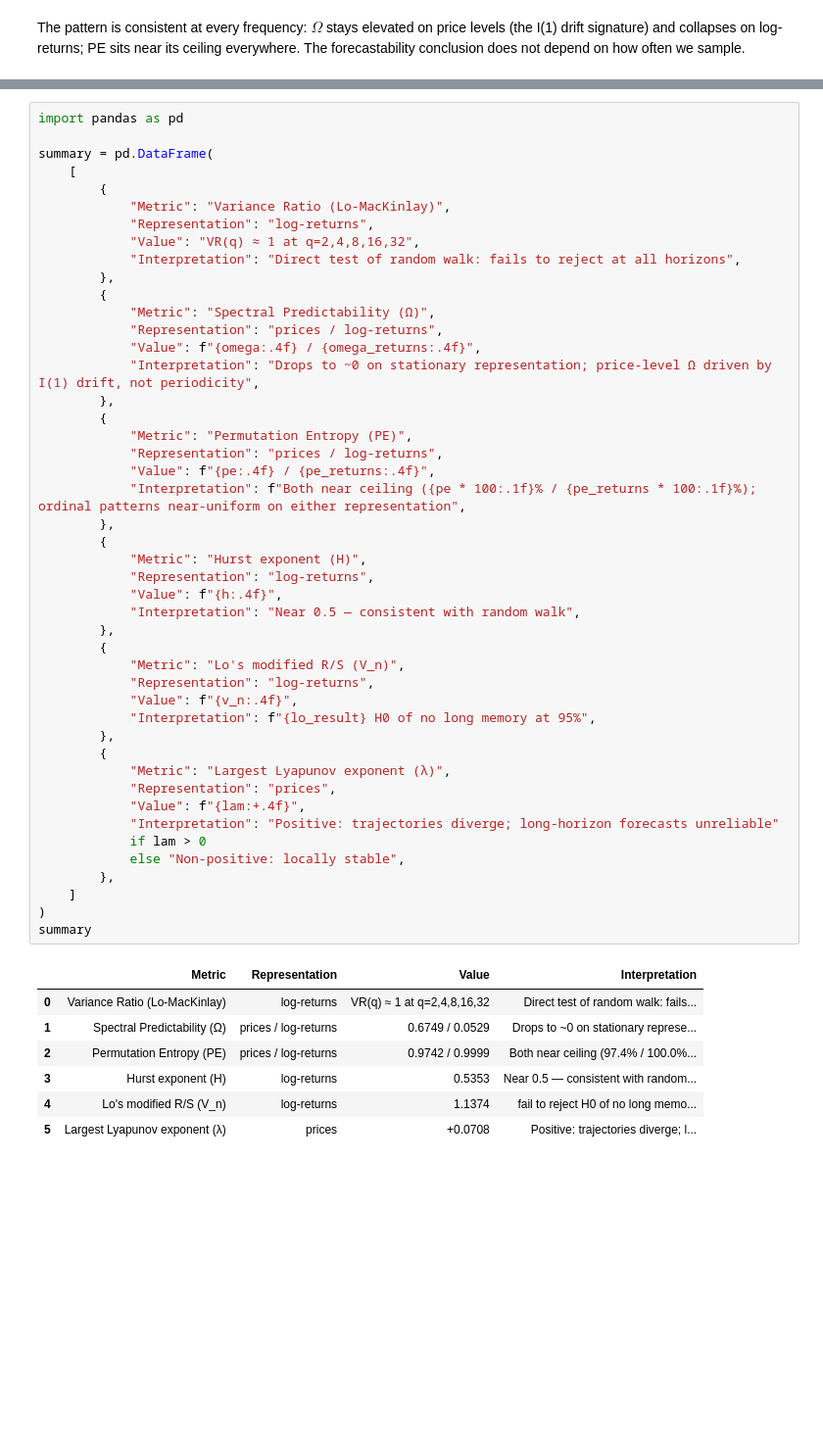
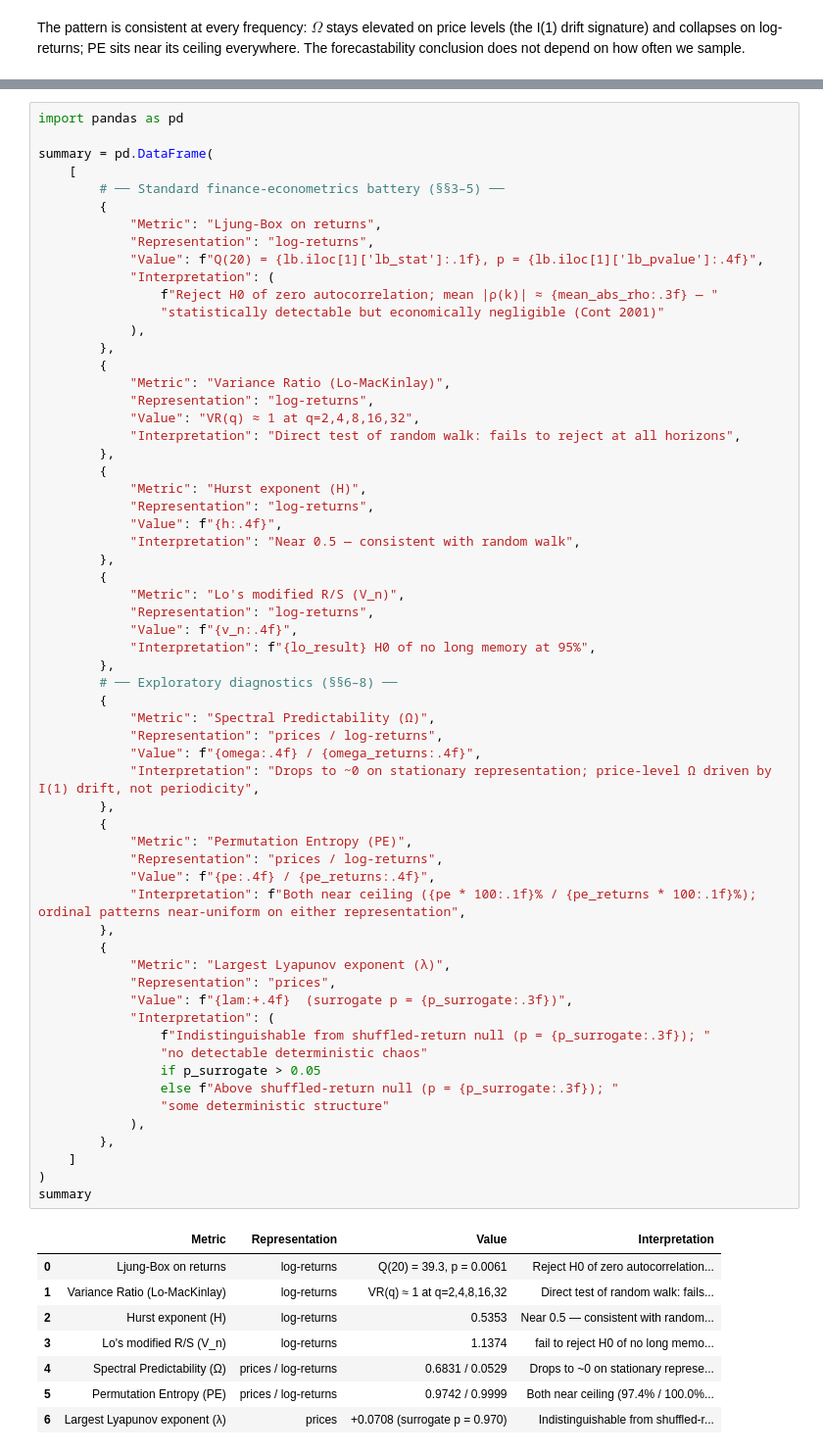
Before and after one commit to F5F0A0/coffee-futures-forecasting-model, a Jupyter notebook: notebooks/03_forecastability.ipynb, the cells around one changed output, grey strips where cells are left out. Shown at 98% size. Cells and saved outputs as stored; diff of their text form; blank space fills up the shorter version.

```diff
--- a/notebooks/03_forecastability.ipynb
+++ b/notebooks/03_forecastability.ipynb
@@ -616,54 +828,70 @@ import pandas as pd
 
 summary = pd.DataFrame(
     [
+        # ── Standard finance-econometrics battery (§§3–5) ──
+        {
+            "Metric": "Ljung-Box on returns",
+            "Representation": "log-returns",
+            "Value": f"Q(20) = {lb.iloc[1]['lb_stat']:.1f}, p = {lb.iloc[1]['lb_pvalue']:.4f}",
+            "Interpretation": (
+                f"Reject H0 of zero autocorrelation; mean |ρ(k)| ≈ {mean_abs_rho:.3f} — "
+                "statistically detectable but economically negligible (Cont 2001)"
+            ),
+        },
         {
             "Metric": "Variance Ratio (Lo-MacKinlay)",
             "Representation": "log-returns",
             "Value": "VR(q) ≈ 1 at q=2,4,8,16,32",
             "Interpretation": "Direct test of random walk: fails to reject at all horizons",
         },
+        {
+            "Metric": "Hurst exponent (H)",
+            "Representation": "log-returns",
+            "Value": f"{h:.4f}",
+            "Interpretation": "Near 0.5 — consistent with random walk",
+        },
+        {
+            "Metric": "Lo's modified R/S (V_n)",
+            "Representation": "log-returns",
+            "Value": f"{v_n:.4f}",
+            "Interpretation": f"{lo_result} H0 of no long memory at 95%",
+        },
+        # ── Exploratory diagnostics (§§6–8) ──
         {
             "Metric": "Spectral Predictability (Ω)",
             "Representation": "prices / log-returns",
             "Value": f"{omega:.4f} / {omega_returns:.4f}",
             "Interpretation": "Drops to ~0 on stationary representation; price-level Ω driven by I(1) drift, not periodicity",
         },
         {
             "Metric": "Permutation Entropy (PE)",
             "Representation": "prices / log-returns",
             "Value": f"{pe:.4f} / {pe_returns:.4f}",
             "Interpretation": f"Both near ceiling ({pe * 100:.1f}% / {pe_returns * 100:.1f}%); ordinal patterns near-uniform on either representation",
         },
         {
-            "Metric": "Hurst exponent (H)",
-            "Representation": "log-returns",
-            "Value": f"{h:.4f}",
-            "Interpretation": "Near 0.5 — consistent with random walk",
-        },
-        {
-            "Metric": "Lo's modified R/S (V_n)",
-            "Representation": "log-returns",
-            "Value": f"{v_n:.4f}",
-            "Interpretation": f"{lo_result} H0 of no long memory at 95%",
-        },
-        {
             "Metric": "Largest Lyapunov exponent (λ)",
             "Representation": "prices",
-            "Value": f"{lam:+.4f}",
-            "Interpretation": "Positive: trajectories diverge; long-horizon forecasts unreliable"
-            if lam > 0
-            else "Non-positive: locally stable",
+            "Value": f"{lam:+.4f}  (surrogate p = {p_surrogate:.3f})",
+            "Interpretation": (
+                f"Indistinguishable from shuffled-return null (p = {p_surrogate:.3f}); "
+                "no detectable deterministic chaos"
+                if p_surrogate > 0.05
+                else f"Above shuffled-return null (p = {p_surrogate:.3f}); "
+                "some deterministic structure"
+            ),
         },
     ]
 )
 summary
 # %% [output]
 |  | Metric | Representation | Value | Interpretation |
-| 0 | Variance Ratio (Lo-MacKinlay) | log-returns | VR(q) ≈ 1 at q=2,4,8,16,32 | Direct test of random walk: fails... |
-| 1 | Spectral Predictability (Ω) | prices / log-returns | 0.6749 / 0.0529 | Drops to ~0 on stationary represe... |
-| 2 | Permutation Entropy (PE) | prices / log-returns | 0.9742 / 0.9999 | Both near ceiling (97.4% / 100.0%... |
-| 3 | Hurst exponent (H) | log-returns | 0.5353 | Near 0.5 — consistent with random... |
-| 4 | Lo's modified R/S (V_n) | log-returns | 1.1374 | fail to reject H0 of no long memo... |
-| 5 | Largest Lyapunov exponent (λ) | prices | +0.0708 | Positive: trajectories diverge; l... |
+| 0 | Ljung-Box on returns | log-returns | Q(20) = 39.3, p = 0.0061 | Reject H0 of zero autocorrelation... |
+| 1 | Variance Ratio (Lo-MacKinlay) | log-returns | VR(q) ≈ 1 at q=2,4,8,16,32 | Direct test of random walk: fails... |
+| 2 | Hurst exponent (H) | log-returns | 0.5353 | Near 0.5 — consistent with random... |
+| 3 | Lo's modified R/S (V_n) | log-returns | 1.1374 | fail to reject H0 of no long memo... |
+| 4 | Spectral Predictability (Ω) | prices / log-returns | 0.6831 / 0.0529 | Drops to ~0 on stationary represe... |
+| 5 | Permutation Entropy (PE) | prices / log-returns | 0.9742 / 0.9999 | Both near ceiling (97.4% / 100.0%... |
+| 6 | Largest Lyapunov exponent (λ) | prices | +0.0708 (surrogate p = 0.970) | Indistinguishable from shuffled-r... |
 # %% [markdown]
 **Conclusion.** Coffee futures exhibit the statistical fingerprint of a
```
Also changed, not shown: parts of 36 cells of this notebook, 36 other files.
